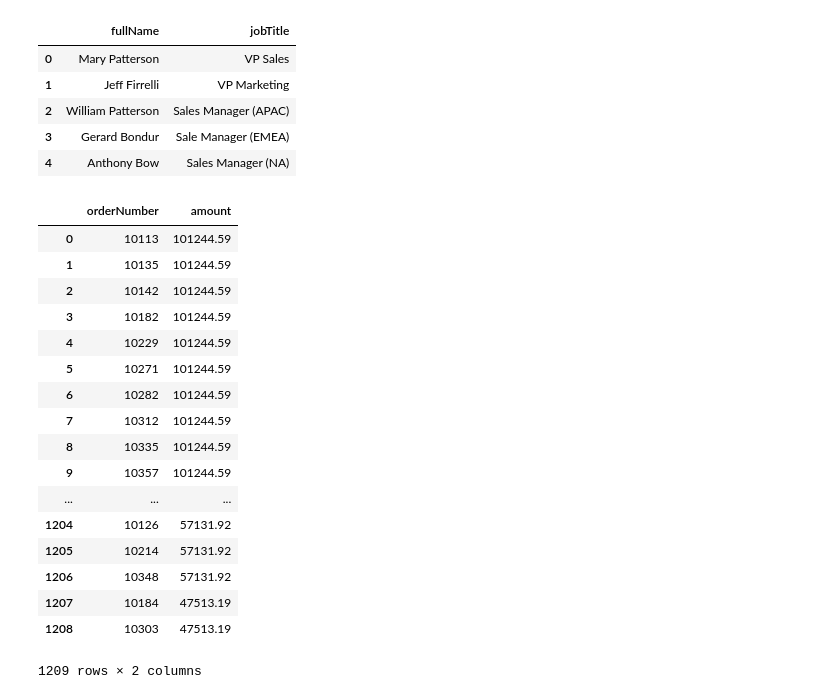
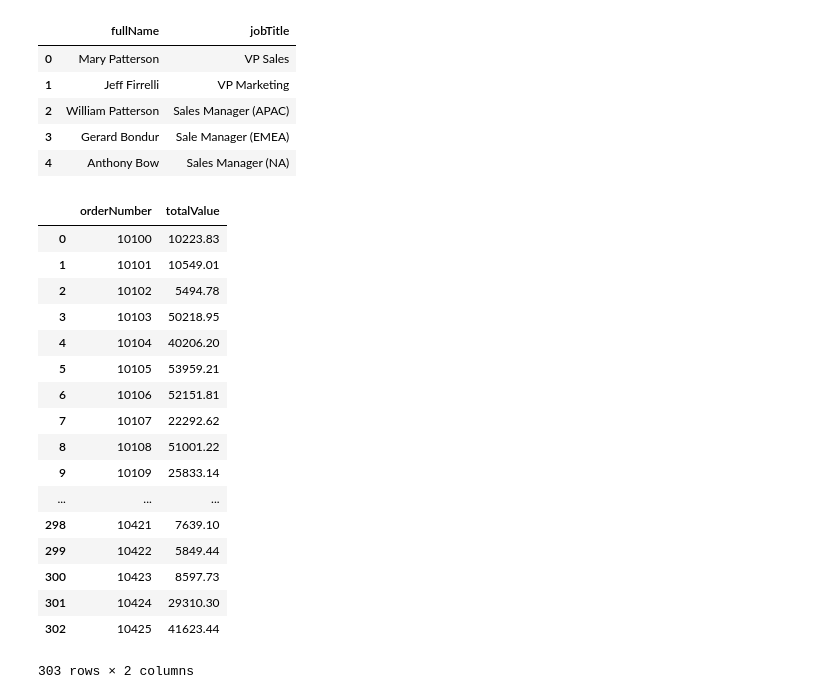
Before and after one commit to ainihanifa/digitalent, a Jupyter notebook: Latihan_SQL1.ipynb, the cells around one changed output. Saved outputs shown, nothing was run; the diff lists cells and outputs as text; code cells hidden in the pictures.

```diff
--- a/Latihan_SQL1.ipynb
+++ b/Latihan_SQL1.ipynb
@@ -217,26 +222,27 @@ WHERE jobTitle LIKE 'VP%' OR jobTitle LIKE '%Manager%'
 # %%
 # Which orders have a value greater than $5,000?
 run("""
-SELECT O.orderNumber, P.amount
-FROM orders O, customers C, payments P
-WHERE C.customerNumber=O.customerNumber AND C.customerNumber=P.customerNumber AND P.amount>5000
+SELECT orderNumber,sum(priceEach*quantityOrdered) as totalValue
+FROM orderDetails
+GROUP BY orderNumber
+HAVING totalValue > '5000'
 """)
 # %% [output]
-|  | orderNumber | amount |
-| 0 | 10113 | 101244.59 |
-| 1 | 10135 | 101244.59 |
-| 2 | 10142 | 101244.59 |
-| 3 | 10182 | 101244.59 |
-| 4 | 10229 | 101244.59 |
-| 5 | 10271 | 101244.59 |
-| 6 | 10282 | 101244.59 |
-| 7 | 10312 | 101244.59 |
-| 8 | 10335 | 101244.59 |
-| 9 | 10357 | 101244.59 |
+|  | orderNumber | totalValue |
+| 0 | 10100 | 10223.83 |
+| 1 | 10101 | 10549.01 |
+| 2 | 10102 | 5494.78 |
+| 3 | 10103 | 50218.95 |
+| 4 | 10104 | 40206.20 |
+| 5 | 10105 | 53959.21 |
+| 6 | 10106 | 52151.81 |
+| 7 | 10107 | 22292.62 |
+| 8 | 10108 | 51001.22 |
+| 9 | 10109 | 25833.14 |
 | ... | ... | ... |
-| 1204 | 10126 | 57131.92 |
-| 1205 | 10214 | 57131.92 |
-| 1206 | 10348 | 57131.92 |
-| 1207 | 10184 | 47513.19 |
-| 1208 | 10303 | 47513.19 |
+| 298 | 10421 | 7639.10 |
+| 299 | 10422 | 5849.44 |
+| 300 | 10423 | 8597.73 |
+| 301 | 10424 | 29310.30 |
+| 302 | 10425 | 41623.44 |
-1209 rows × 2 columns
+303 rows × 2 columns
```
Also changed, not shown: parts of 3 cells of this notebook.
